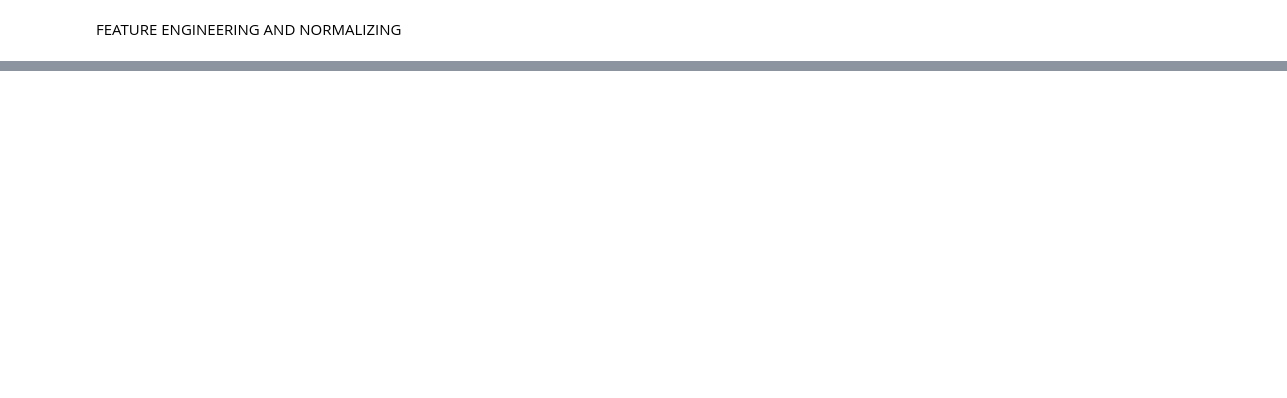
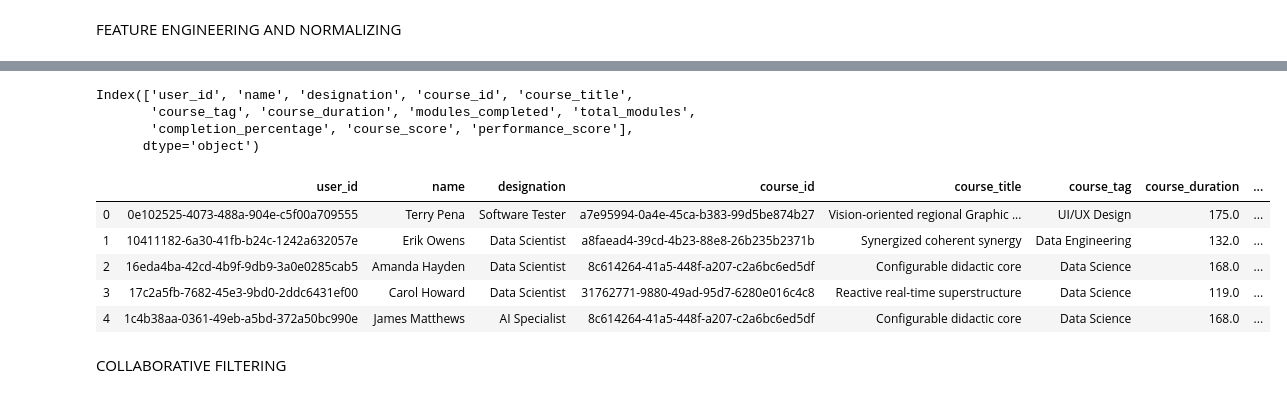
Before and after one commit to vikasreddy1406/Course_completion_project, a Jupyter notebook: data_science/Model.ipynb, the cells around one changed output, grey strips where cells are left out. Saved outputs shown, nothing was run; the diff lists cells and outputs as text; code cells hidden in the pictures; blank space fills up the shorter version.

```diff
--- a/data_science/Model.ipynb
+++ b/data_science/Model.ipynb
@@ -238,0 +240,17 @@ Course recommendations for all users:
+# %%
+data = pd.read_csv("../data_engineering/data_warehouse/report/employee_performance_kpi.csv")
+print(data.columns)
+data.head()
+# %% [output]
+Index(['user_id', 'name', 'designation', 'course_id', 'course_title',
+       'course_tag', 'course_duration', 'modules_completed', 'total_modules',
+       'completion_percentage', 'course_score', 'performance_score'],
+      dtype='object')
+|  | user_id | name | designation | course_id | course_title | course_tag | course_duration | ... |
+| 0 | 0e102525-4073-488a-904e-c5f00a709555 | Terry Pena | Software Tester | a7e95994-0a4e-45ca-b383-99d5be874b27 | Vision-oriented regional Graphic ... | UI/UX Design | 175.0 | ... |
+| 1 | 10411182-6a30-41fb-b24c-1242a632057e | Erik Owens | Data Scientist | a8faead4-39cd-4b23-88e8-26b235b2371b | Synergized coherent synergy | Data Engineering | 132.0 | ... |
+| 2 | 16eda4ba-42cd-4b9f-9db9-3a0e0285cab5 | Amanda Hayden | Data Scientist | 8c614264-41a5-448f-a207-c2a6bc6ed5df | Configurable didactic core | Data Science | 168.0 | ... |
+| 3 | 17c2a5fb-7682-45e3-9bd0-2ddc6431ef00 | Carol Howard | Data Scientist | 31762771-9880-49ad-95d7-6280e016c4c8 | Reactive real-time superstructure | Data Science | 119.0 | ... |
+| 4 | 1c4b38aa-0361-49eb-a5bd-372a50bc990e | James Matthews | AI Specialist | 8c614264-41a5-448f-a207-c2a6bc6ed5df | Configurable didactic core | Data Science | 168.0 | ... |
+# %% [markdown]
+COLLABORATIVE FILTERING
```
Also changed, not shown: parts of 13 cells of this notebook.
